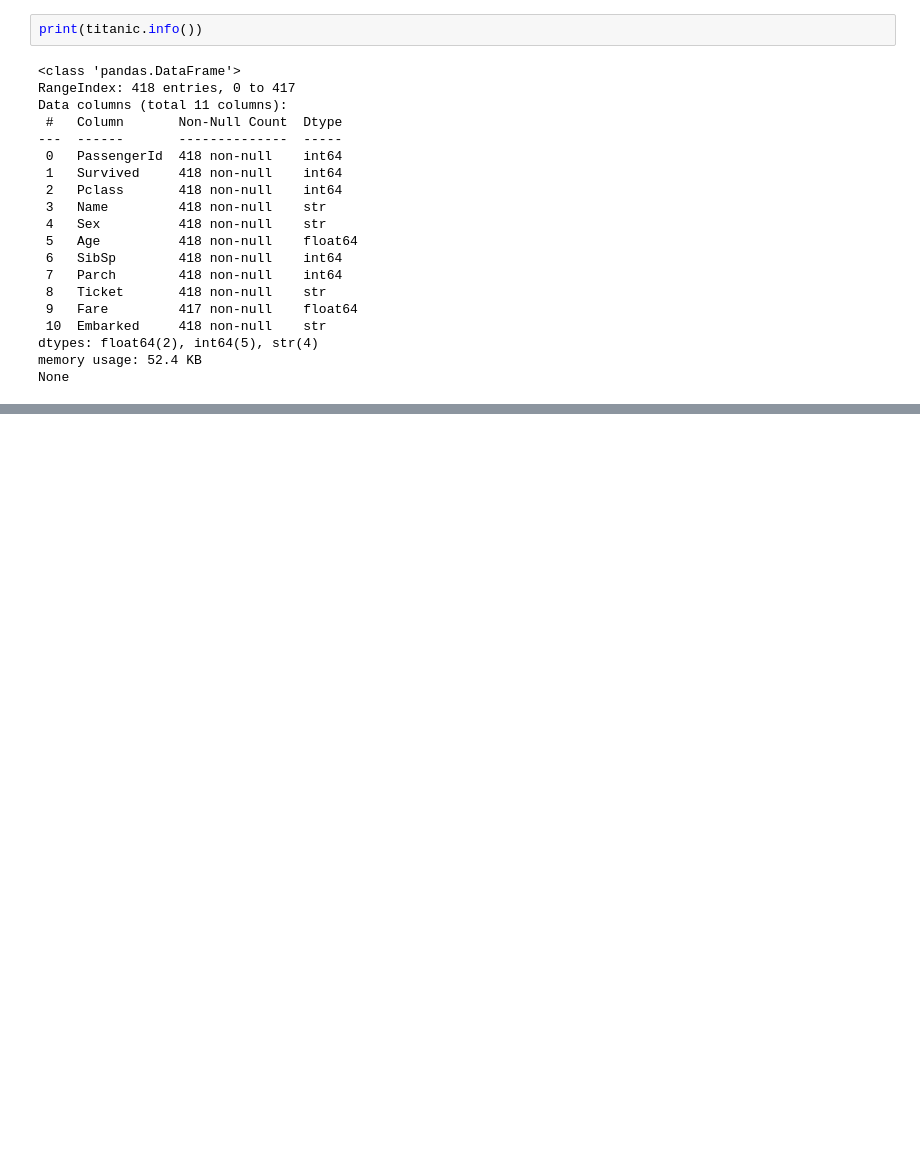
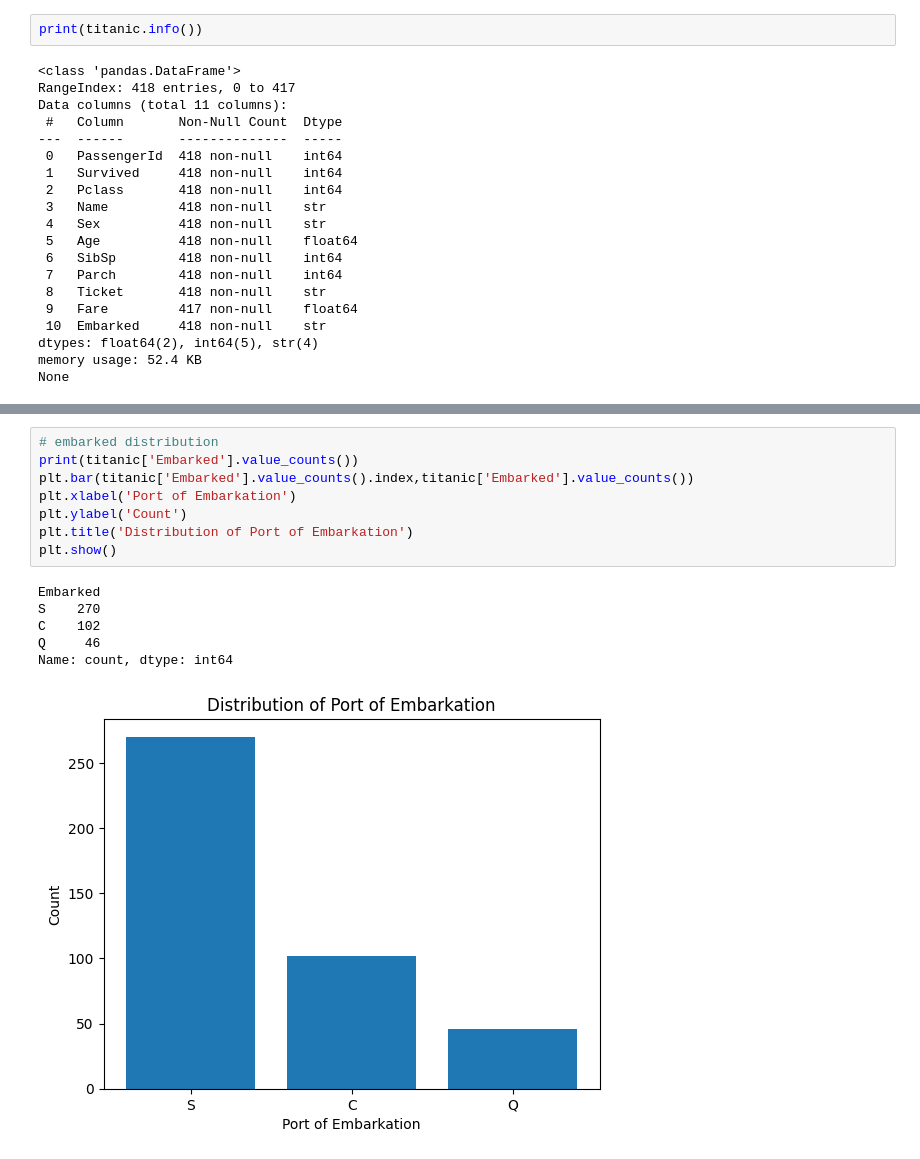
Before and after one commit to aditya002212-hash/mlfoundation, a Jupyter notebook: data_analytics/data_analytics_python.ipynb, the cells around one changed output, grey strips where cells are left out. Cells and saved outputs as stored; diff of their text form; blank space fills up the shorter version.

```diff
--- a/data_analytics/data_analytics_python.ipynb
+++ b/data_analytics/data_analytics_python.ipynb
@@ -146,0 +187,15 @@ None
+# %%
+# embarked distribution
+print(titanic['Embarked'].value_counts())
+plt.bar(titanic['Embarked'].value_counts().index,titanic['Embarked'].value_counts())
+plt.xlabel('Port of Embarkation')
+plt.ylabel('Count')
+plt.title('Distribution of Port of Embarkation')
+plt.show()
+# %% [output]
+Embarked
+S    270
+C    102
+Q     46
+Name: count, dtype: int64
+[figure, added]
```
Also changed, not shown: parts of 4 cells of this notebook.
